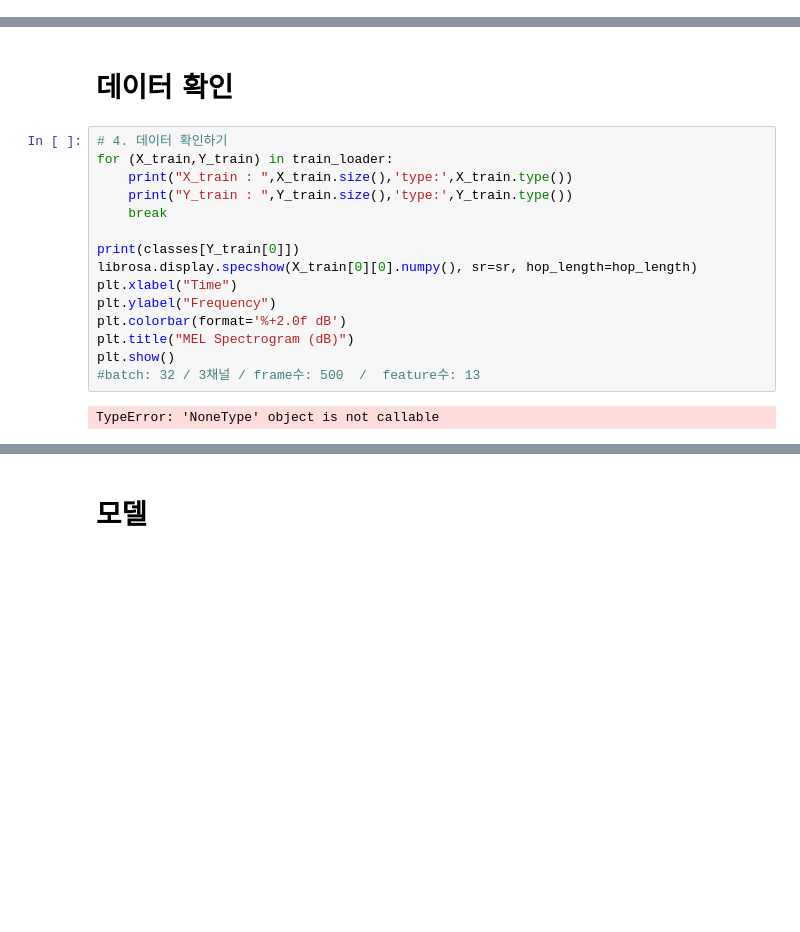
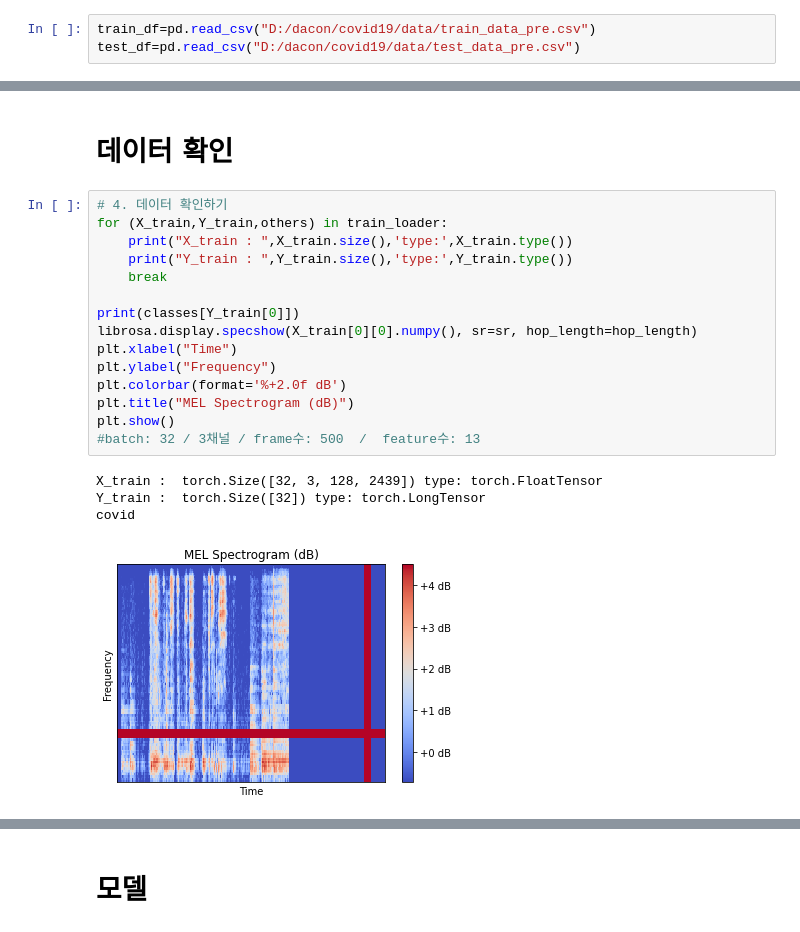
Before and after one commit to bub3690/dacon_study, a Jupyter notebook: covid19/models/Baseline-mel-kfold-ros.ipynb, the cells around one changed output, grey strips where cells are left out. Drawn from its saved outputs; the diff is of its cells as text; blank space fills up the shorter version.

```diff
--- a/covid19/models/Baseline-mel-kfold-ros.ipynb
+++ b/covid19/models/Baseline-mel-kfold-ros.ipynb
@@ -48,3 +45,6 @@ test_df=pd.read_csv("D:/dacon/covid19/data/test_data.csv")
+# %%
+train_df=pd.read_csv("D:/dacon/covid19/data/train_data_pre.csv")
+test_df=pd.read_csv("D:/dacon/covid19/data/test_data_pre.csv")
 # %%
 #load
 import pickle
@@ -309,20 +390,23 @@ validation_loader = torch.utils.data.DataLoader(dataset =
 # 데이터 확인
 # %%
 # 4. 데이터 확인하기
-for (X_train,Y_train) in train_loader:
+for (X_train,Y_train,others) in train_loader:
     print("X_train : ",X_train.size(),'type:',X_train.type())
     print("Y_train : ",Y_train.size(),'type:',Y_train.type())
     break
 
 print(classes[Y_train[0]])
 librosa.display.specshow(X_train[0][0].numpy(), sr=sr, hop_length=hop_length)
 plt.xlabel("Time")
 plt.ylabel("Frequency")
 plt.colorbar(format='%+2.0f dB')
 plt.title("MEL Spectrogram (dB)")
 plt.show()
 #batch: 32 / 3채널 / frame수: 500  /  feature수: 13
 # %% [output]
-TypeError: 'NoneType' object is not callable
+X_train :  torch.Size([32, 3, 128, 2439]) type: torch.FloatTensor
+Y_train :  torch.Size([32]) type: torch.LongTensor
+covid
+[figure, added]
 # %%
 #valiation set 확인
```
Also changed, not shown: parts of 18 cells of this notebook, 3 other files.
